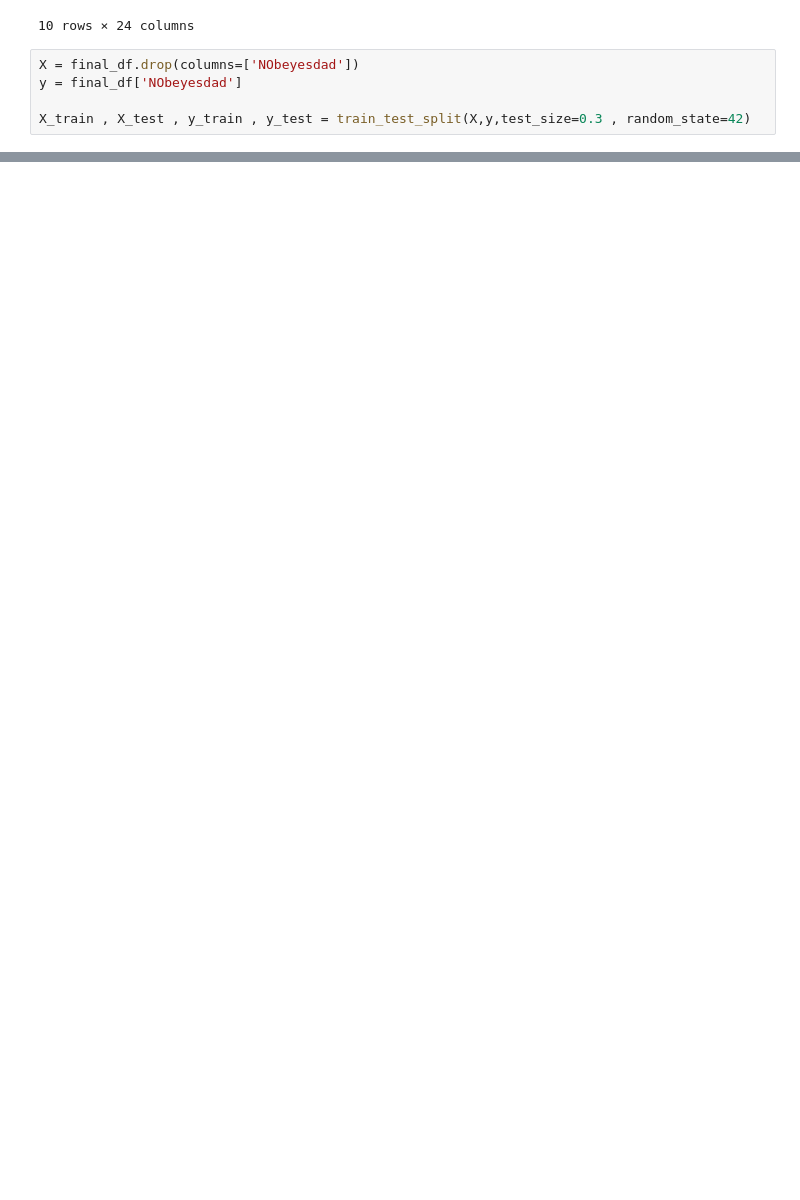
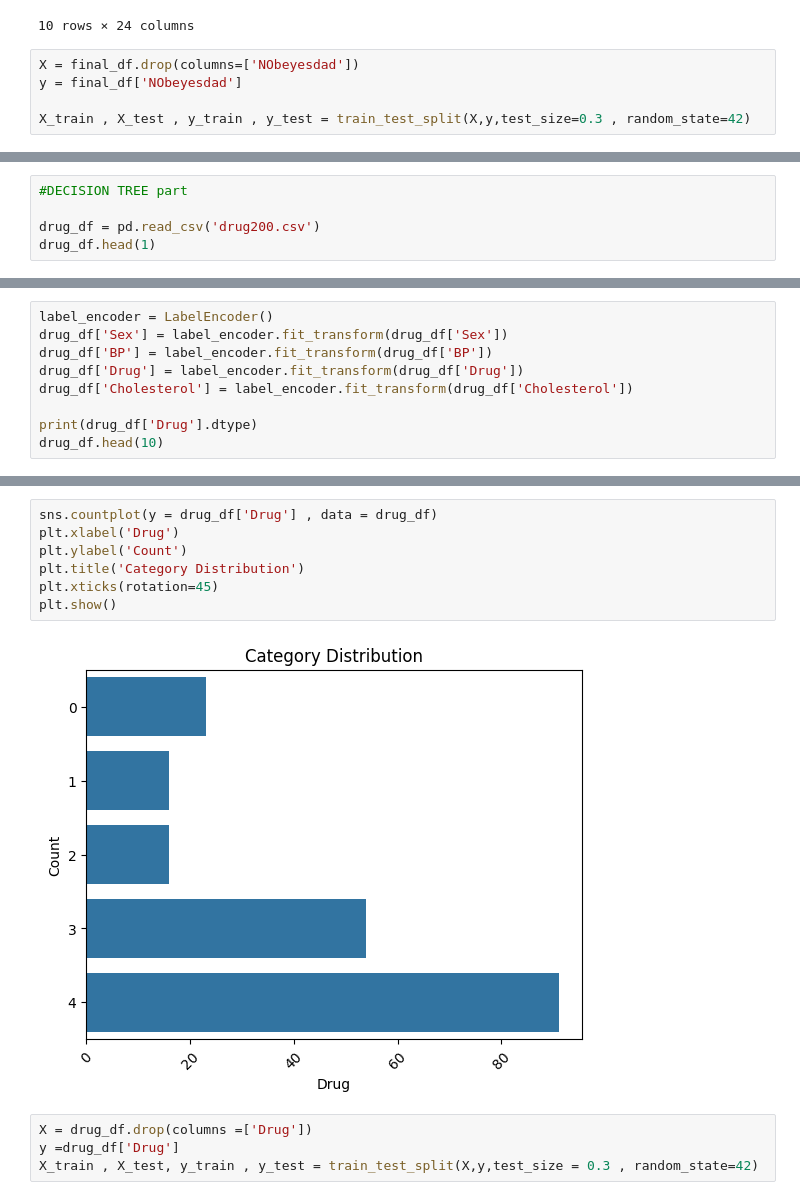
Before and after one commit to saad1ibn2akhter/AI_Olympiad_problems_and_solutions, a Jupyter notebook: supervised_learning_classification_decision_regression_trees__SVM.ipynb, the cells around one changed output, grey strips where cells are left out. Saved outputs shown, nothing was run; the diff lists cells and outputs as text; blank space fills up the shorter version.

```diff
--- a/supervised_learning_classification_decision_regression_trees__SVM.ipynb
+++ b/supervised_learning_classification_decision_regression_trees__SVM.ipynb
@@ -98,0 +100,5 @@ print("1 vs. rest accuracy : ",ova_accuracy ," %")
+# %%
+#DECISION TREE part
+
+drug_df = pd.read_csv('drug200.csv')
+drug_df.head(1)
@@ -98,0 +108,9 @@ print("1 vs. rest accuracy : ",ova_accuracy ," %")
+# %%
+label_encoder = LabelEncoder()
+drug_df['Sex'] = label_encoder.fit_transform(drug_df['Sex'])
+drug_df['BP'] = label_encoder.fit_transform(drug_df['BP'])
+drug_df['Drug'] = label_encoder.fit_transform(drug_df['Drug'])
+drug_df['Cholesterol'] = label_encoder.fit_transform(drug_df['Cholesterol'])
+
+print(drug_df['Drug'].dtype)
+drug_df.head(10)
@@ -98,0 +130,13 @@ print("1 vs. rest accuracy : ",ova_accuracy ," %")
+# %%
+sns.countplot(y = drug_df['Drug'] , data = drug_df)
+plt.xlabel('Drug')
+plt.ylabel('Count')
+plt.title('Category Distribution')
+plt.xticks(rotation=45)
+plt.show()
+# %% [output]
+[figure, added]
+# %%
+X = drug_df.drop(columns =['Drug'])
+y =drug_df['Drug']
+X_train , X_test, y_train , y_test = train_test_split(X,y,test_size = 0.3 , random_state=42)
```
Also changed, not shown: parts of 6 cells of this notebook.
